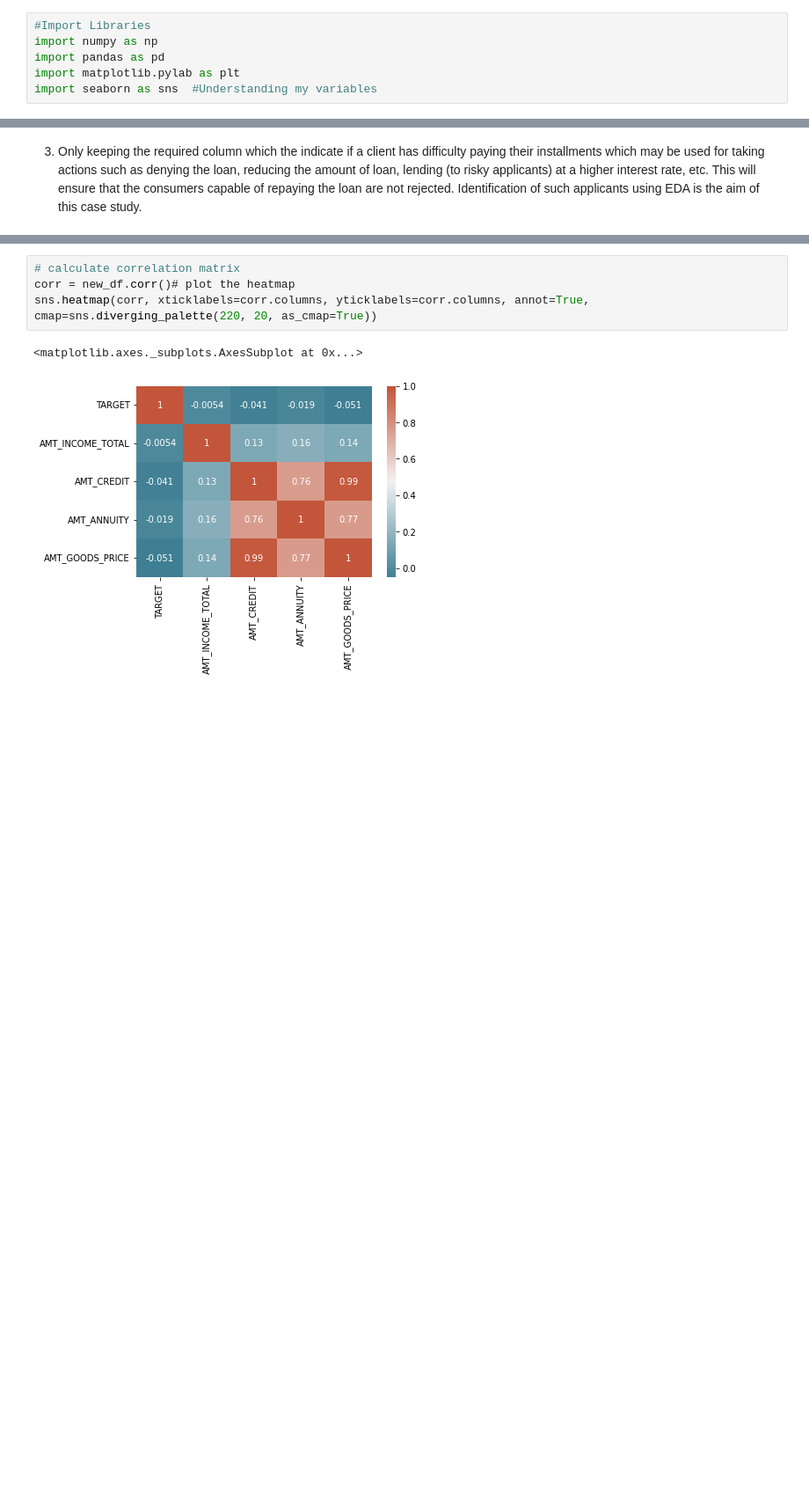
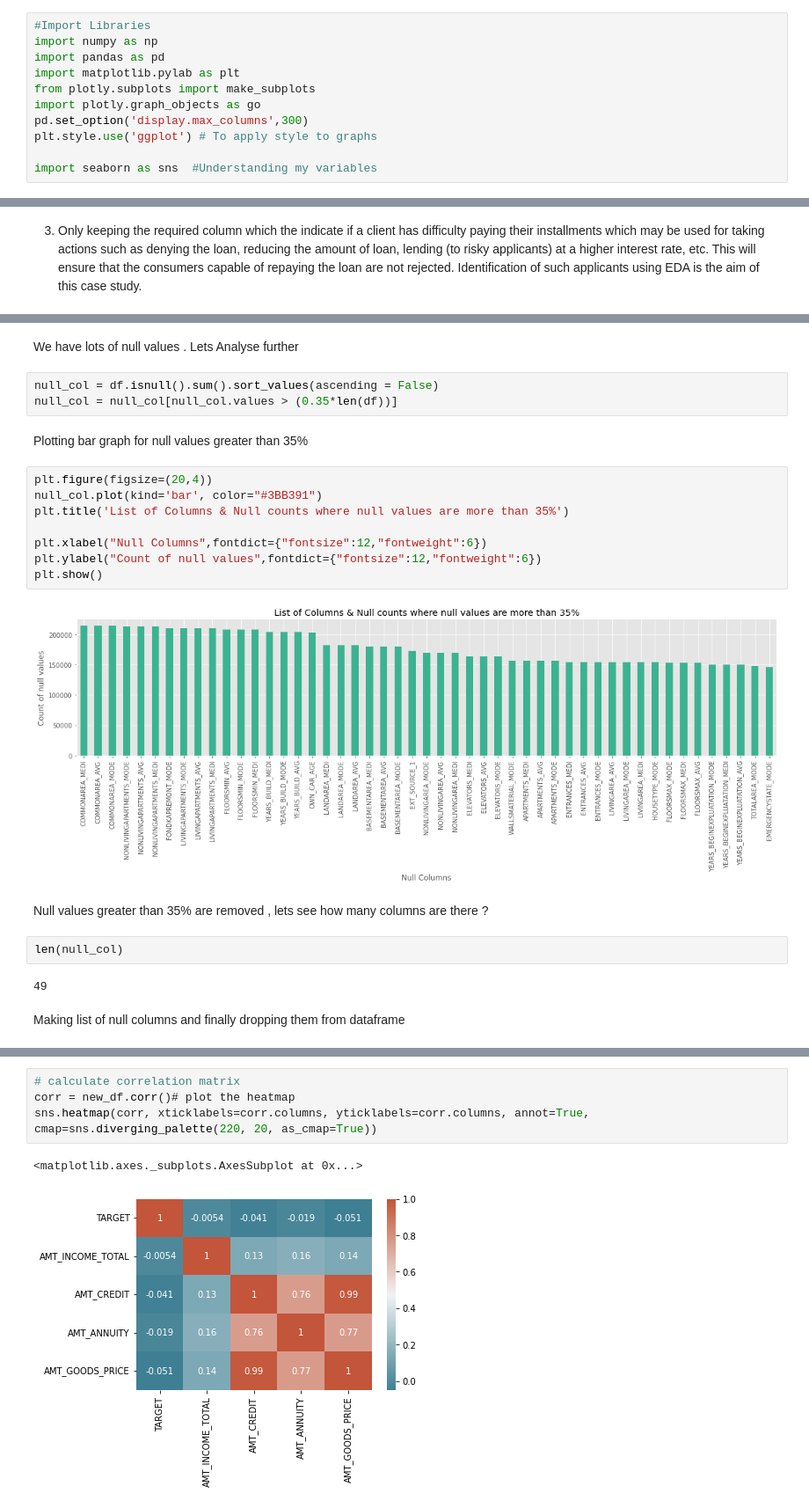
Before and after one commit to Ritu-95/python_code, a Jupyter notebook: EDA.ipynb, the cells around one changed output, grey strips where cells are left out. Shown at 88% size. Drawn from its saved outputs; the diff is of its cells as text; blank space fills up the shorter version.

```diff
--- a/EDA.ipynb
+++ b/EDA.ipynb
@@ -5,6 +5,11 @@
 import numpy as np
 import pandas as pd
 import matplotlib.pylab as plt
+from plotly.subplots import make_subplots
+import plotly.graph_objects as go
+pd.set_option('display.max_columns',300)
+plt.style.use('ggplot') # To apply style to graphs
+
 import seaborn as sns  #Understanding my variables
 # %%
 # importing the files
@@ -89,0 +98,25 @@ new_df.shape
+# %% [markdown]
+We have lots of null values . Lets Analyse further
+# %%
+null_col = df.isnull().sum().sort_values(ascending = False)
+null_col = null_col[null_col.values > (0.35*len(df))]
+# %% [markdown]
+Plotting bar graph for null values greater than 35%
+# %%
+plt.figure(figsize=(20,4))
+null_col.plot(kind='bar', color="#3BB391")
+plt.title('List of Columns & Null counts where null values are more than 35%')
+
+plt.xlabel("Null Columns",fontdict={"fontsize":12,"fontweight":6})
+plt.ylabel("Count of null values",fontdict={"fontsize":12,"fontweight":6})
+plt.show()
+# %% [output]
+[figure, added]
+# %% [markdown]
+Null values greater than 35% are removed , lets see how many columns are there ?
+# %%
+len(null_col)
+# %% [output]
+49
+# %% [markdown]
+Making list of null columns and finally dropping them from dataframe
```
Also changed, not shown: parts of 31 cells of this notebook.
